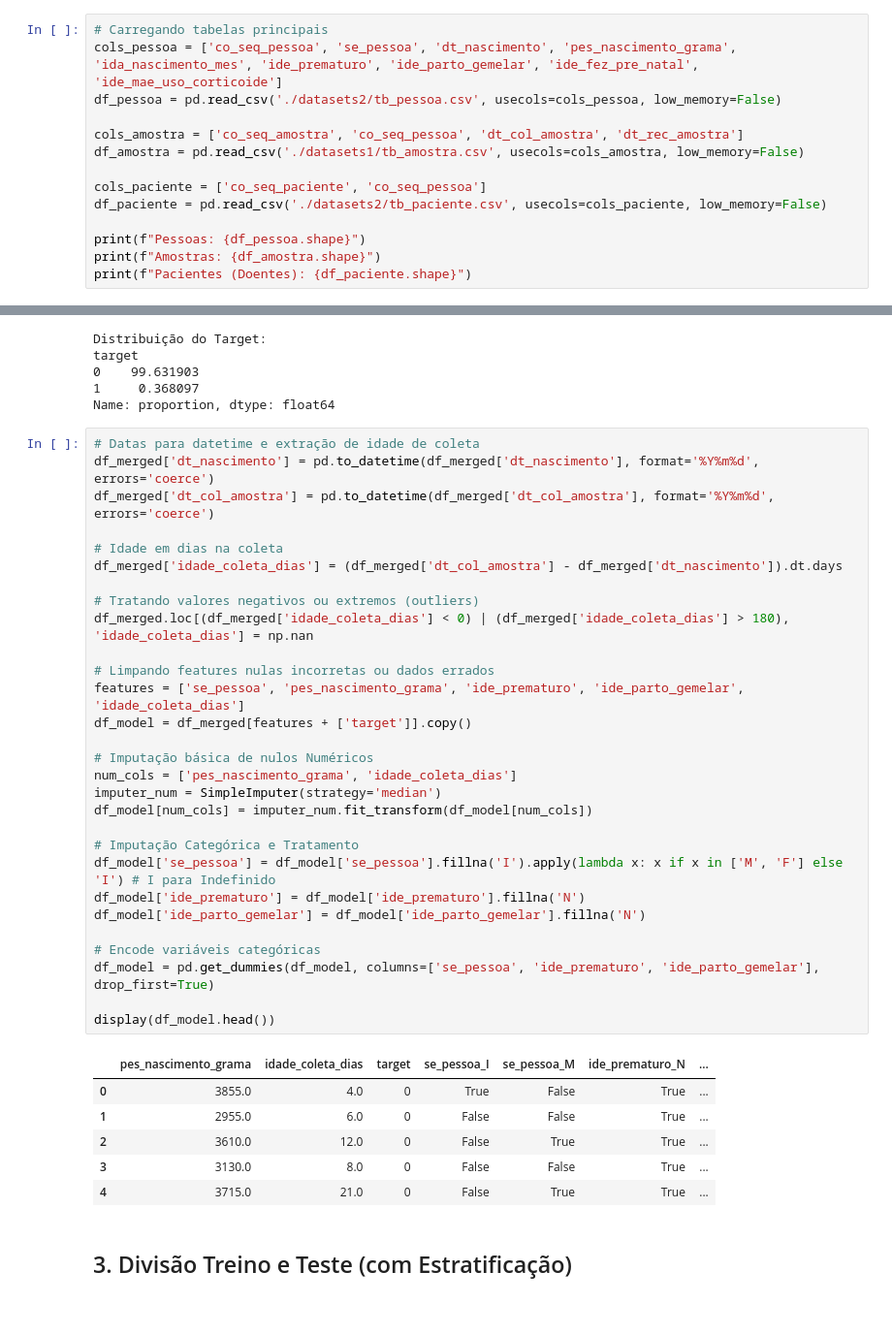
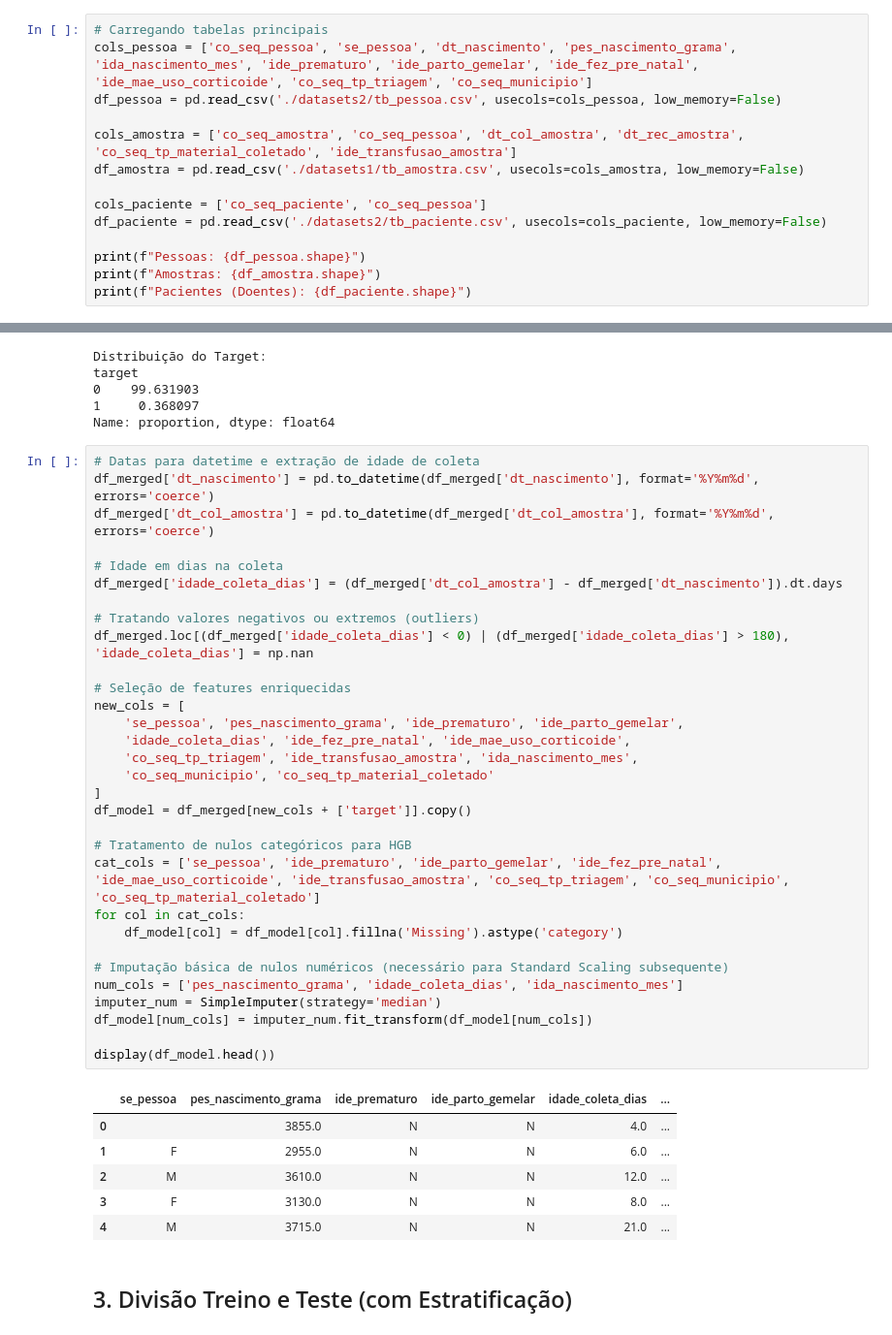
Before and after one commit to brunoteixeira042/Analise_Teste_Pezinho, a Jupyter notebook: Analise4_ML_Preditivo.ipynb, the cells around one changed output, grey strips where cells are left out. Shown at 97% size. Cells and saved outputs as stored; diff of their text form.

```diff
--- a/Analise4_ML_Preditivo.ipynb
+++ b/Analise4_ML_Preditivo.ipynb
@@ -19,10 +20,10 @@ warnings.filterwarnings('ignore')
 ## 1. Carregamento dos Dados
 # %%
 # Carregando tabelas principais
-cols_pessoa = ['co_seq_pessoa', 'se_pessoa', 'dt_nascimento', 'pes_nascimento_grama', 'ida_nascimento_mes', 'ide_prematuro', 'ide_parto_gemelar', 'ide_fez_pre_natal', 'ide_mae_uso_corticoide']
+cols_pessoa = ['co_seq_pessoa', 'se_pessoa', 'dt_nascimento', 'pes_nascimento_grama', 'ida_nascimento_mes', 'ide_prematuro', 'ide_parto_gemelar', 'ide_fez_pre_natal', 'ide_mae_uso_corticoide', 'co_seq_tp_triagem', 'co_seq_municipio']
 df_pessoa = pd.read_csv('./datasets2/tb_pessoa.csv', usecols=cols_pessoa, low_memory=False)
 
-cols_amostra = ['co_seq_amostra', 'co_seq_pessoa', 'dt_col_amostra', 'dt_rec_amostra']
+cols_amostra = ['co_seq_amostra', 'co_seq_pessoa', 'dt_col_amostra', 'dt_rec_amostra', 'co_seq_tp_material_coletado', 'ide_transfusao_amostra']
 df_amostra = pd.read_csv('./datasets1/tb_amostra.csv', usecols=cols_amostra, low_memory=False)
 
 cols_paciente = ['co_seq_paciente', 'co_seq_pessoa']
@@ -56,39 +57,41 @@ Name: proportion, dtype: float64
 # %%
 # Datas para datetime e extração de idade de coleta
 df_merged['dt_nascimento'] = pd.to_datetime(df_merged['dt_nascimento'], format='%Y%m%d', errors='coerce')
 df_merged['dt_col_amostra'] = pd.to_datetime(df_merged['dt_col_amostra'], format='%Y%m%d', errors='coerce')
 
 # Idade em dias na coleta
 df_merged['idade_coleta_dias'] = (df_merged['dt_col_amostra'] - df_merged['dt_nascimento']).dt.days
 
 # Tratando valores negativos ou extremos (outliers)
 df_merged.loc[(df_merged['idade_coleta_dias'] < 0) | (df_merged['idade_coleta_dias'] > 180), 'idade_coleta_dias'] = np.nan
 
-# Limpando features nulas incorretas ou dados errados
-features = ['se_pessoa', 'pes_nascimento_grama', 'ide_prematuro', 'ide_parto_gemelar', 'idade_coleta_dias']
-df_model = df_merged[features + ['target']].copy()
+# Seleção de features enriquecidas
+new_cols = [
+    'se_pessoa', 'pes_nascimento_grama', 'ide_prematuro', 'ide_parto_gemelar',
+    'idade_coleta_dias', 'ide_fez_pre_natal', 'ide_mae_uso_corticoide',
+    'co_seq_tp_triagem', 'ide_transfusao_amostra', 'ida_nascimento_mes',
+    'co_seq_municipio', 'co_seq_tp_material_coletado'
+]
+df_model = df_merged[new_cols + ['target']].copy()
 
-# Imputação básica de nulos Numéricos
-num_cols = ['pes_nascimento_grama', 'idade_coleta_dias']
+# Tratamento de nulos categóricos para HGB
+cat_cols = ['se_pessoa', 'ide_prematuro', 'ide_parto_gemelar', 'ide_fez_pre_natal', 'ide_mae_uso_corticoide', 'ide_transfusao_amostra', 'co_seq_tp_triagem', 'co_seq_municipio', 'co_seq_tp_material_coletado']
+for col in cat_cols:
+    df_model[col] = df_model[col].fillna('Missing').astype('category')
+
+# Imputação básica de nulos numéricos (necessário para Standard Scaling subsequente)
+num_cols = ['pes_nascimento_grama', 'idade_coleta_dias', 'ida_nascimento_mes']
 imputer_num = SimpleImputer(strategy='median')
 df_model[num_cols] = imputer_num.fit_transform(df_model[num_cols])
 
-# Imputação Categórica e Tratamento
-df_model['se_pessoa'] = df_model['se_pessoa'].fillna('I').apply(lambda x: x if x in ['M', 'F'] else 'I') # I para Indefinido
-df_model['ide_prematuro'] = df_model['ide_prematuro'].fillna('N')
-df_model['ide_parto_gemelar'] = df_model['ide_parto_gemelar'].fillna('N')
-
-# Encode variáveis categóricas
-df_model = pd.get_dummies(df_model, columns=['se_pessoa', 'ide_prematuro', 'ide_parto_gemelar'], drop_first=True)
-
 display(df_model.head())
 # %% [output]
-|  | pes_nascimento_grama | idade_coleta_dias | target | se_pessoa_I | se_pessoa_M | ide_prematuro_N | ... |
-| 0 | 3855.0 | 4.0 | 0 | True | False | True | ... |
-| 1 | 2955.0 | 6.0 | 0 | False | False | True | ... |
-| 2 | 3610.0 | 12.0 | 0 | False | True | True | ... |
-| 3 | 3130.0 | 8.0 | 0 | False | False | True | ... |
-| 4 | 3715.0 | 21.0 | 0 | False | True | True | ... |
+|  | se_pessoa | pes_nascimento_grama | ide_prematuro | ide_parto_gemelar | idade_coleta_dias | ... |
+| 0 |  | 3855.0 | N | N | 4.0 | ... |
+| 1 | F | 2955.0 | N | N | 6.0 | ... |
+| 2 | M | 3610.0 | N | N | 12.0 | ... |
+| 3 | F | 3130.0 | N | N | 8.0 | ... |
+| 4 | M | 3715.0 | N | N | 21.0 | ... |
 # %% [markdown]
 ## 3. Divisão Treino e Teste (com Estratificação)
 # %%
```
Also changed, not shown: parts of 5 cells of this notebook, 1 other file.
